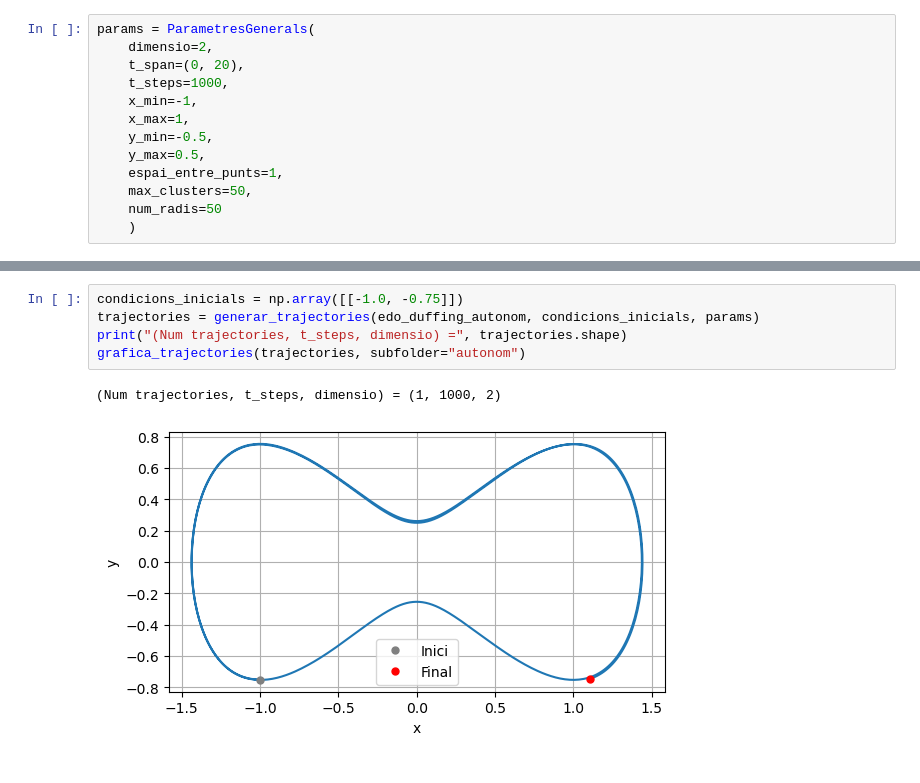
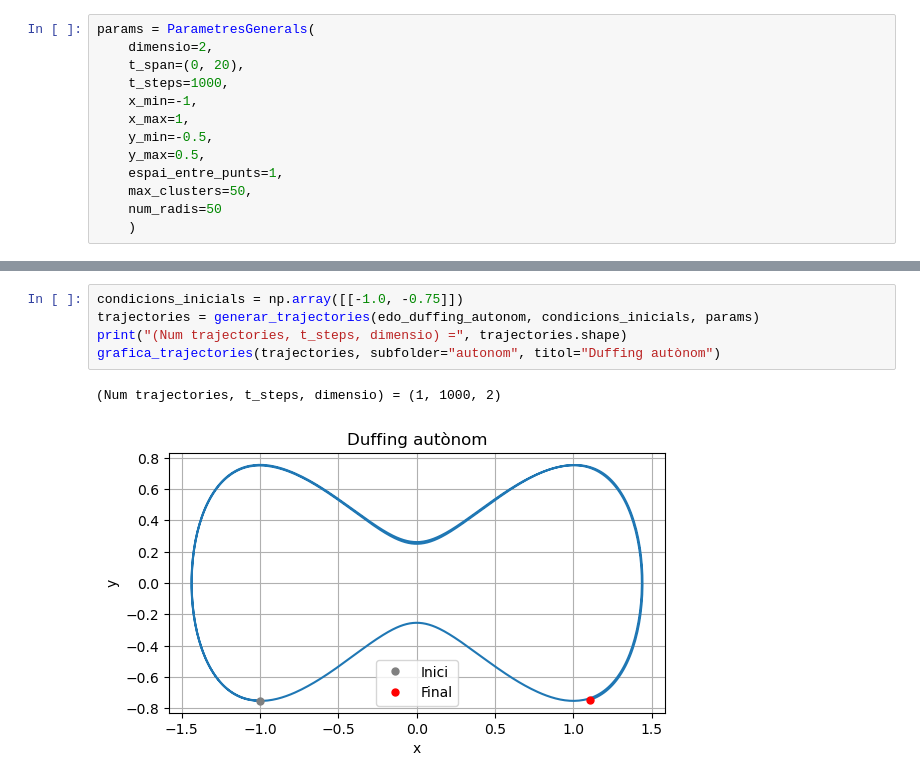
Before and after one commit to victor-lopz/spectral-clustering, a Jupyter notebook: notebooks/duffing_no_autonom_trajectories.ipynb, the cells around one changed output, grey strips where cells are left out. Cells and saved outputs as stored; diff of their text form.

```diff
--- a/notebooks/duffing_no_autonom_trajectories.ipynb
+++ b/notebooks/duffing_no_autonom_trajectories.ipynb
@@ -36,8 +36,8 @@ grafica_trajectories(trajectories, subfolder="no_autonom")
 # %%
 condicions_inicials = np.array([[-1.0, -0.75]])
 trajectories = generar_trajectories(edo_duffing_autonom, condicions_inicials, params)
 print("(Num trajectories, t_steps, dimensio) =", trajectories.shape)
-grafica_trajectories(trajectories, subfolder="autonom")
+grafica_trajectories(trajectories, subfolder="autonom", titol="Duffing autònom")
 # %% [output]
 (Num trajectories, t_steps, dimensio) = (1, 1000, 2)
-[figure, old version]
+[figure, new version]
```
Also changed, not shown: parts of 1 cell of this notebook, 1 other file.
